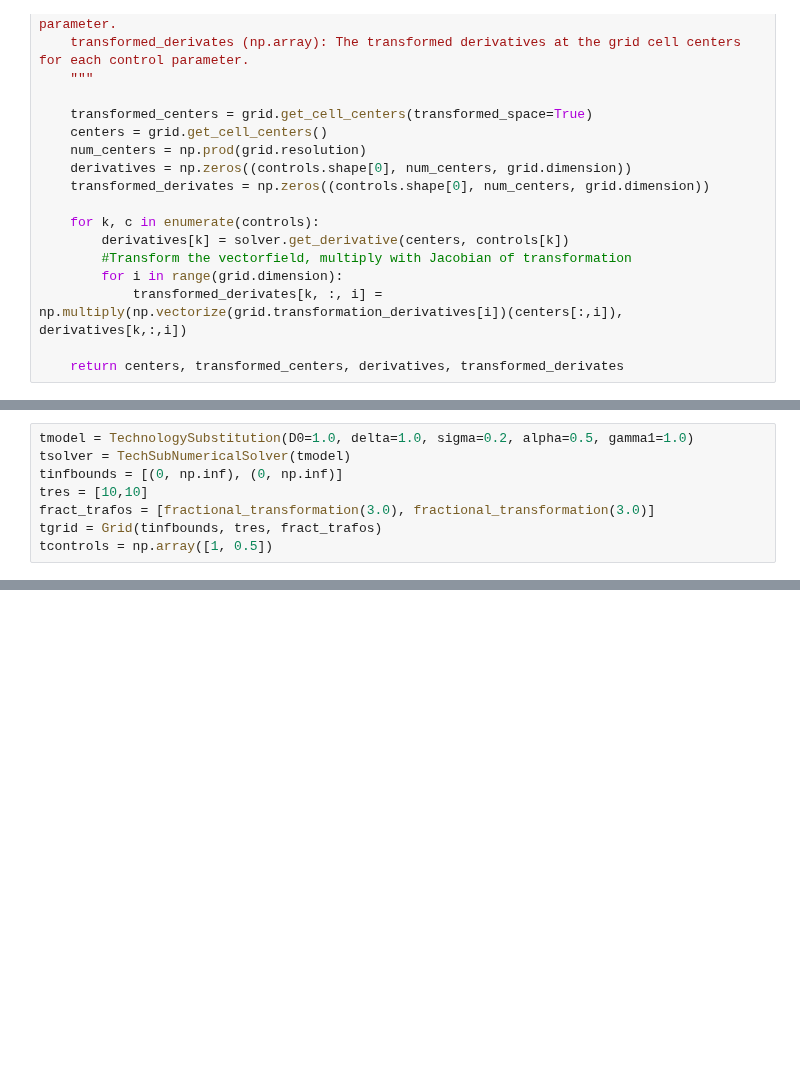
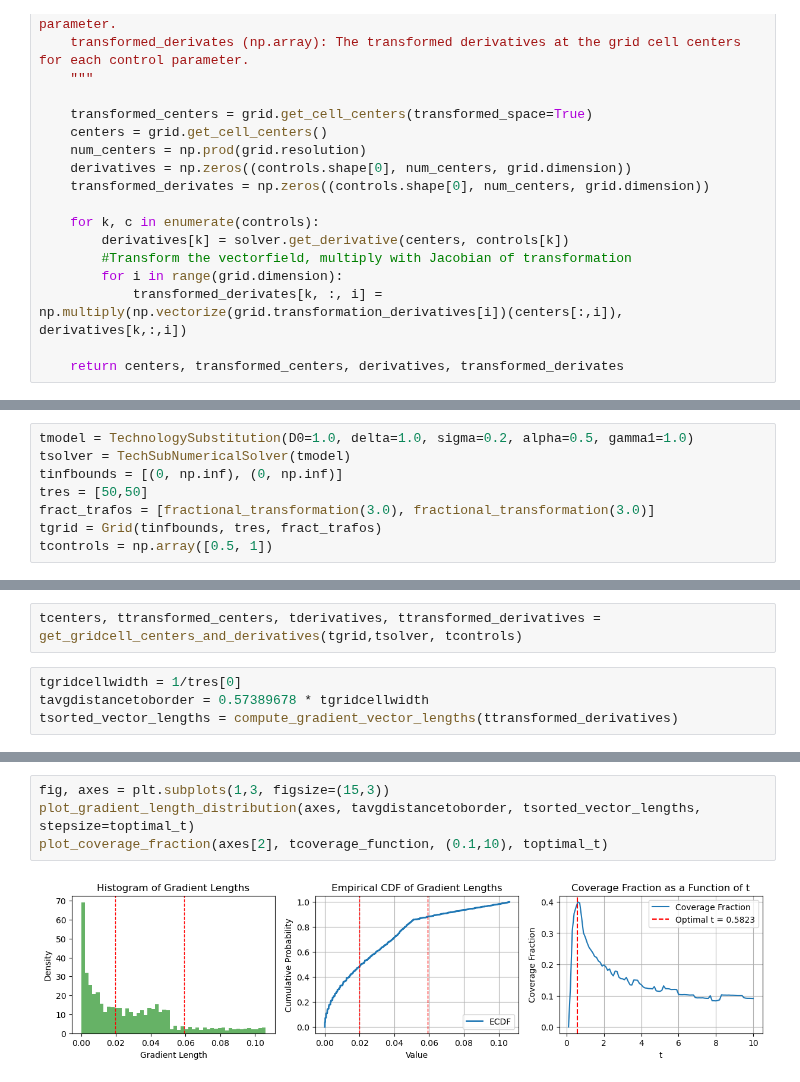
Before and after one commit to Lighfe/mdp-world-model, a Jupyter notebook: clustering/gradient_based_methods.ipynb, the cells around one changed output, grey strips where cells are left out. Drawn from its saved outputs; the diff is of its cells as text; blank space fills up the shorter version.

```diff
--- a/clustering/gradient_based_methods.ipynb
+++ b/clustering/gradient_based_methods.ipynb
@@ -84,7 +273,7 @@ plot_grid_gradients_and_vectorfield(fhngrid, fsolver, controls, transformed_cent
 tmodel = TechnologySubstitution(D0=1.0, delta=1.0, sigma=0.2, alpha=0.5, gamma1=1.0)
 tsolver = TechSubNumericalSolver(tmodel)
 tinfbounds = [(0, np.inf), (0, np.inf)]
-tres = [10,10]
+tres = [50,50]
 fract_trafos = [fractional_transformation(3.0), fractional_transformation(3.0)]
 tgrid = Grid(tinfbounds, tres, fract_trafos)
-tcontrols = np.array([1, 0.5])
+tcontrols = np.array([0.5, 1])
@@ -96,0 +280,6 @@ plot_grid_gradients_and_vectorfield(tgrid, tsolver, tcontrols, transformed_cente
+# %%
+tcenters, ttransformed_centers, tderivatives, ttransformed_derivatives = get_gridcell_centers_and_derivatives(tgrid,tsolver, tcontrols)
+# %%
+tgridcellwidth = 1/tres[0]
+tavgdistancetoborder = 0.57389678 * tgridcellwidth
+tsorted_vector_lengths = compute_gradient_vector_lengths(ttransformed_derivatives)
@@ -96,0 +296,6 @@ plot_grid_gradients_and_vectorfield(tgrid, tsolver, tcontrols, transformed_cente
+# %%
+fig, axes = plt.subplots(1,3, figsize=(15,3))
+plot_gradient_length_distribution(axes, tavgdistancetoborder, tsorted_vector_lengths, stepsize=toptimal_t)
+plot_coverage_fraction(axes[2], tcoverage_function, (0.1,10), toptimal_t)
+# %% [output]
+[figure, added]
```
Also changed, not shown: parts of 26 cells of this notebook.
